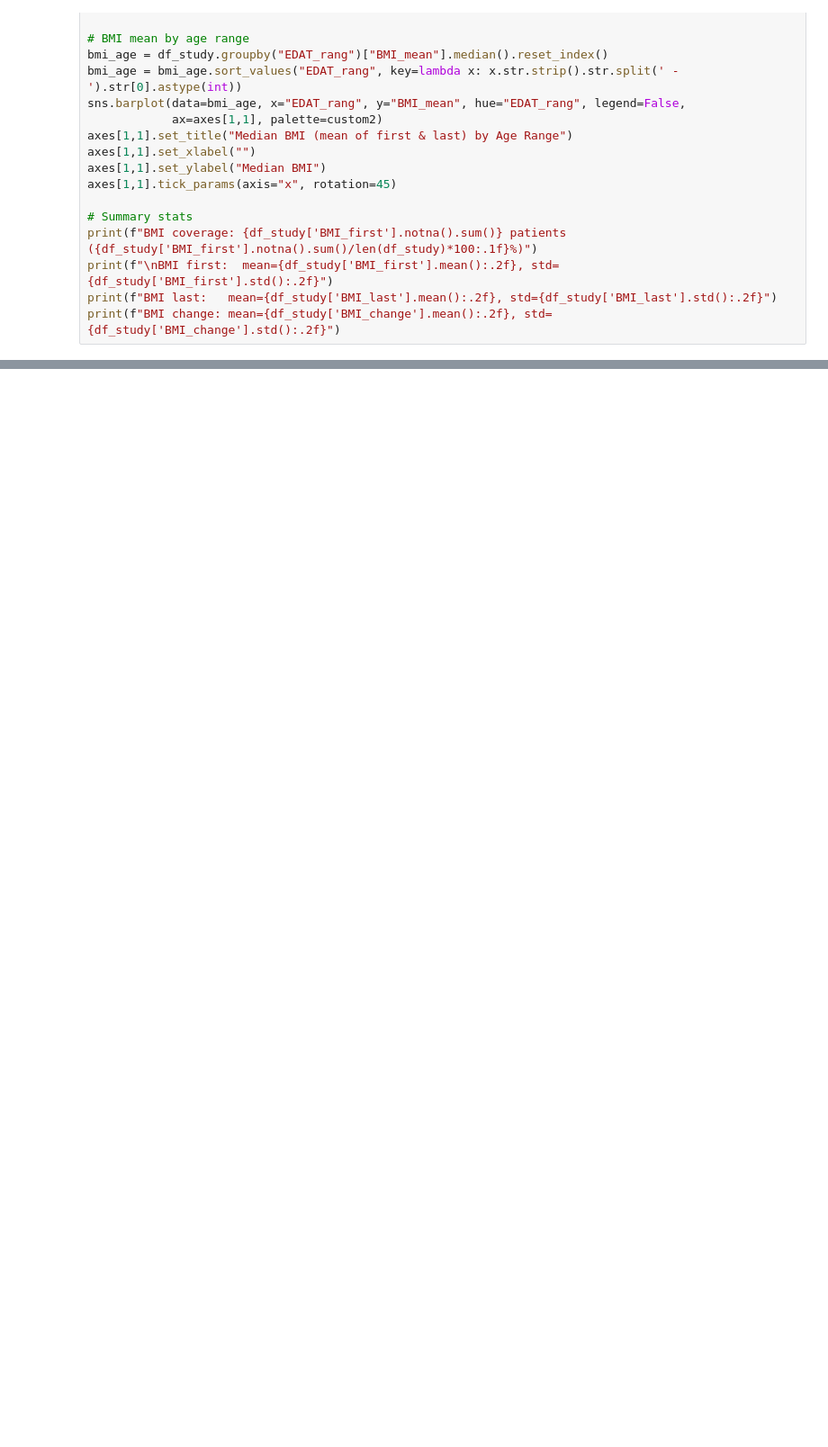
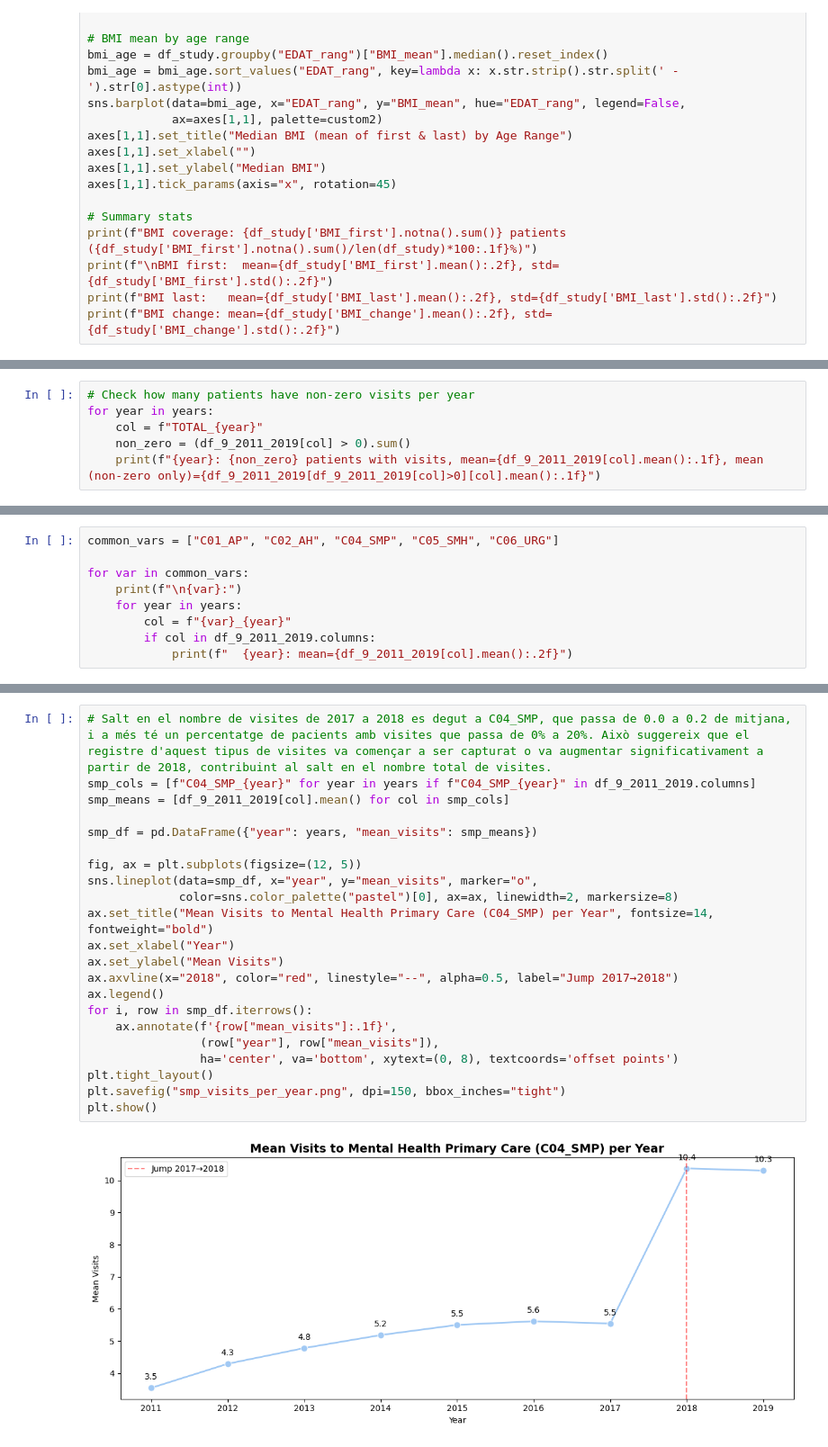
Before and after one commit to laiaraja/Data-sintetica, a Jupyter notebook: src/EDA/eda.ipynb, the cells around one changed output, grey strips where cells are left out. Shown at 90% size. Drawn from its saved outputs; the diff is of its cells as text; blank space fills up the shorter version.

```diff
--- a/src/EDA/eda.ipynb
+++ b/src/EDA/eda.ipynb
@@ -559,0 +587,6 @@ print(f"BMI change: mean={df_study['BMI_change'].mean():.2f}, std={df_study['BMI
+# %%
+# Check how many patients have non-zero visits per year
+for year in years:
+    col = f"TOTAL_{year}"
+    non_zero = (df_9_2011_2019[col] > 0).sum()
+    print(f"{year}: {non_zero} patients with visits, mean={df_9_2011_2019[col].mean():.1f}, mean (non-zero only)={df_9_2011_2019[df_9_2011_2019[col]>0][col].mean():.1f}")
@@ -559,0 +603,9 @@ print(f"BMI change: mean={df_study['BMI_change'].mean():.2f}, std={df_study['BMI
+# %%
+common_vars = ["C01_AP", "C02_AH", "C04_SMP", "C05_SMH", "C06_URG"]
+
+for var in common_vars:
+    print(f"\n{var}:")
+    for year in years:
+        col = f"{var}_{year}"
+        if col in df_9_2011_2019.columns:
+            print(f"  {year}: mean={df_9_2011_2019[col].mean():.2f}")
@@ -559,0 +630,24 @@ print(f"BMI change: mean={df_study['BMI_change'].mean():.2f}, std={df_study['BMI
+# %%
+# Salt en el nombre de visites de 2017 a 2018 es degut a C04_SMP, que passa de 0.0 a 0.2 de mitjana, i a més té un percentatge de pacients amb visites que passa de 0% a 20%. Això suggereix que el registre d'aquest tipus de visites va començar a ser capturat o va augmentar significativament a partir de 2018, contribuint al salt en el nombre total de visites.
+smp_cols = [f"C04_SMP_{year}" for year in years if f"C04_SMP_{year}" in df_9_2011_2019.columns]
+smp_means = [df_9_2011_2019[col].mean() for col in smp_cols]
+
+smp_df = pd.DataFrame({"year": years, "mean_visits": smp_means})
+
+fig, ax = plt.subplots(figsize=(12, 5))
+sns.lineplot(data=smp_df, x="year", y="mean_visits", marker="o",
+             color=sns.color_palette("pastel")[0], ax=ax, linewidth=2, markersize=8)
+ax.set_title("Mean Visits to Mental Health Primary Care (C04_SMP) per Year", fontsize=14, fontweight="bold")
+ax.set_xlabel("Year")
+ax.set_ylabel("Mean Visits")
+ax.axvline(x="2018", color="red", linestyle="--", alpha=0.5, label="Jump 2017→2018")
+ax.legend()
+for i, row in smp_df.iterrows():
+    ax.annotate(f'{row["mean_visits"]:.1f}',
+                (row["year"], row["mean_visits"]),
+                ha='center', va='bottom', xytext=(0, 8), textcoords='offset points')
+plt.tight_layout()
+plt.savefig("smp_visits_per_year.png", dpi=150, bbox_inches="tight")
+plt.show()
+# %% [output]
+[figure, added]
```
Also changed, not shown: parts of 5 cells of this notebook, 3 other files.
